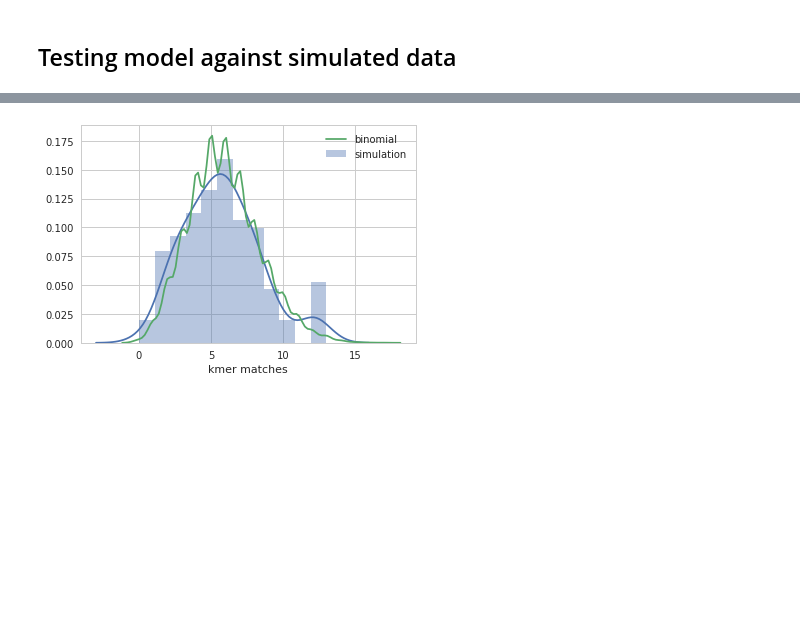
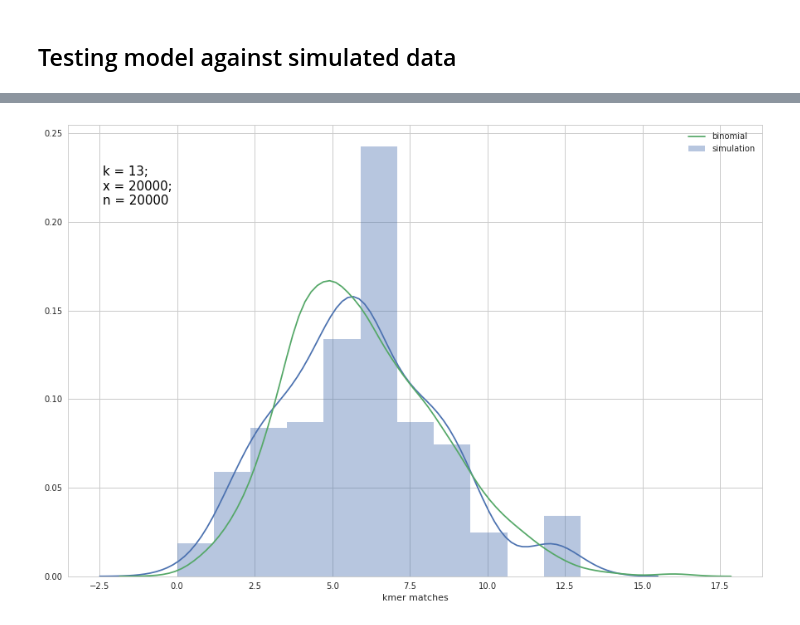
Before and after one commit to nluhmann/BlastFrost, a Jupyter notebook: notebook_BlastFrost.ipynb, the cells around one changed output, grey strips where cells are left out. Cells and saved outputs as stored; diff of their text form; code cells hidden in the pictures; blank space fills up the shorter version.

```diff
--- a/notebook_BlastFrost.ipynb
+++ b/notebook_BlastFrost.ipynb
@@ -12,26 +36,34 @@ import numpy as np
 import math
 # %%
 #k-mer size
-k=13
+k = 13
 #Length of genome X
-x=20000
+x = 20000
 # query length = number of trials
 n = 20000
 #probability of each trial = probability of specific k-mer being present in genome X
 p = float(1) - math.pow((1-(1/math.pow(4,k))),x)
 
 
 #we model the probability of having m matches between the query and the genome
-s = np.random.binomial(n, p, 10000)
+s = np.random.binomial(n, p, 1000)
 
 #read simulated number of matches
-sum_file = "./p-val_test/test_100_eq"
+sum_file = "./p-val_test/test_eq"
 df = pd.read_csv(sum_file,header=None,sep='\t')
+
+fig, ax = plt.subplots(figsize=(15,10))
 
 #plotting
 sns.distplot(df[0], axlabel='kmer matches',label="simulation")
 sns.distplot(s, label="binomial", hist=False)
+
+ax.text(0.05, 0.91, 'k = '+str(k)+'\nx = '+str(x)+'\nn = '+str(n),
+        verticalalignment='top', horizontalalignment='left',
+        transform=ax.transAxes,
+        color='black', fontsize=15)
+
 plt.legend()
 plt.show()
 # %% [output]
-[figure, old version]
+[figure, new version]
```
Also changed, not shown: parts of 4 cells of this notebook, 7 other files.
